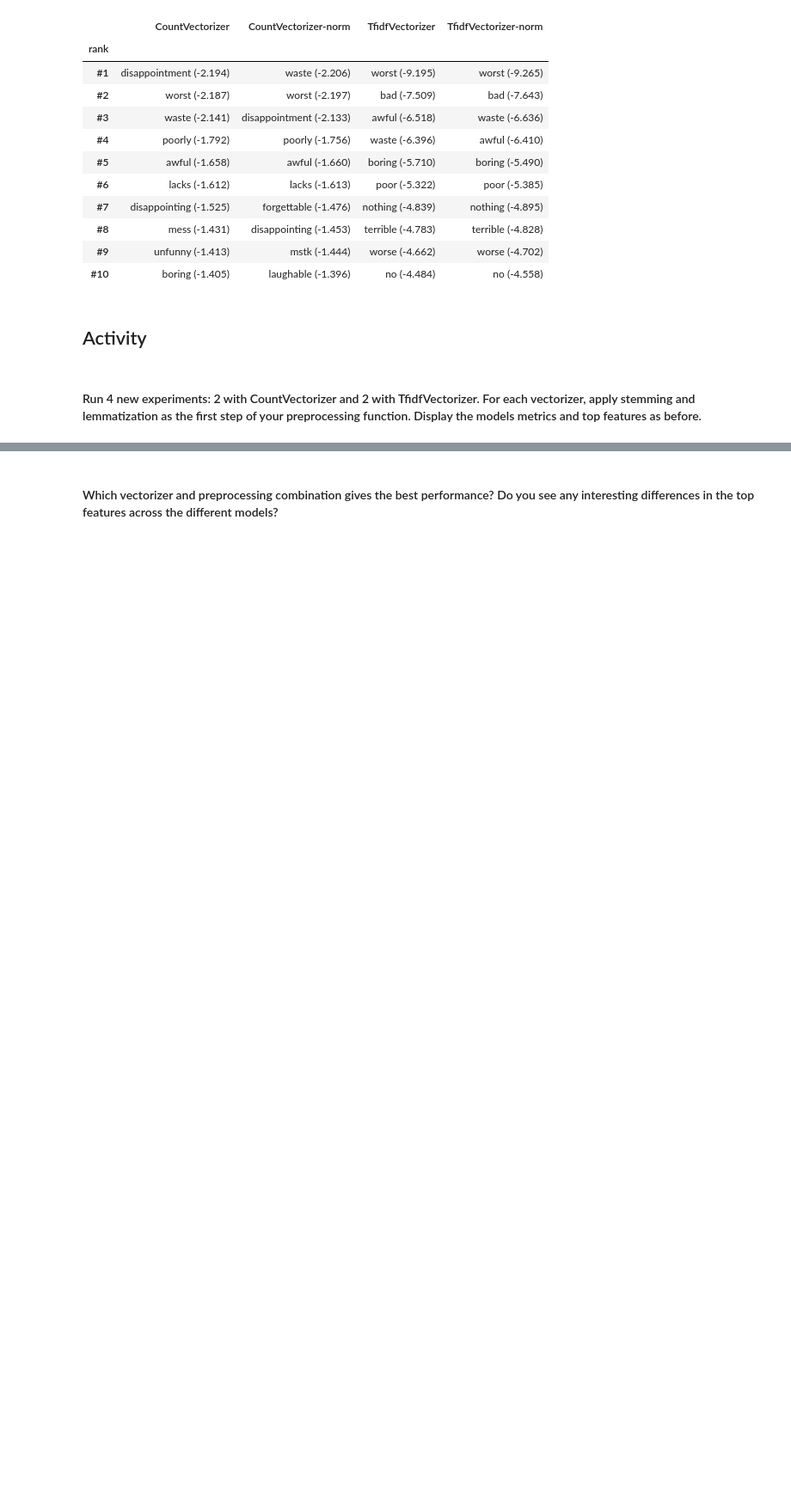
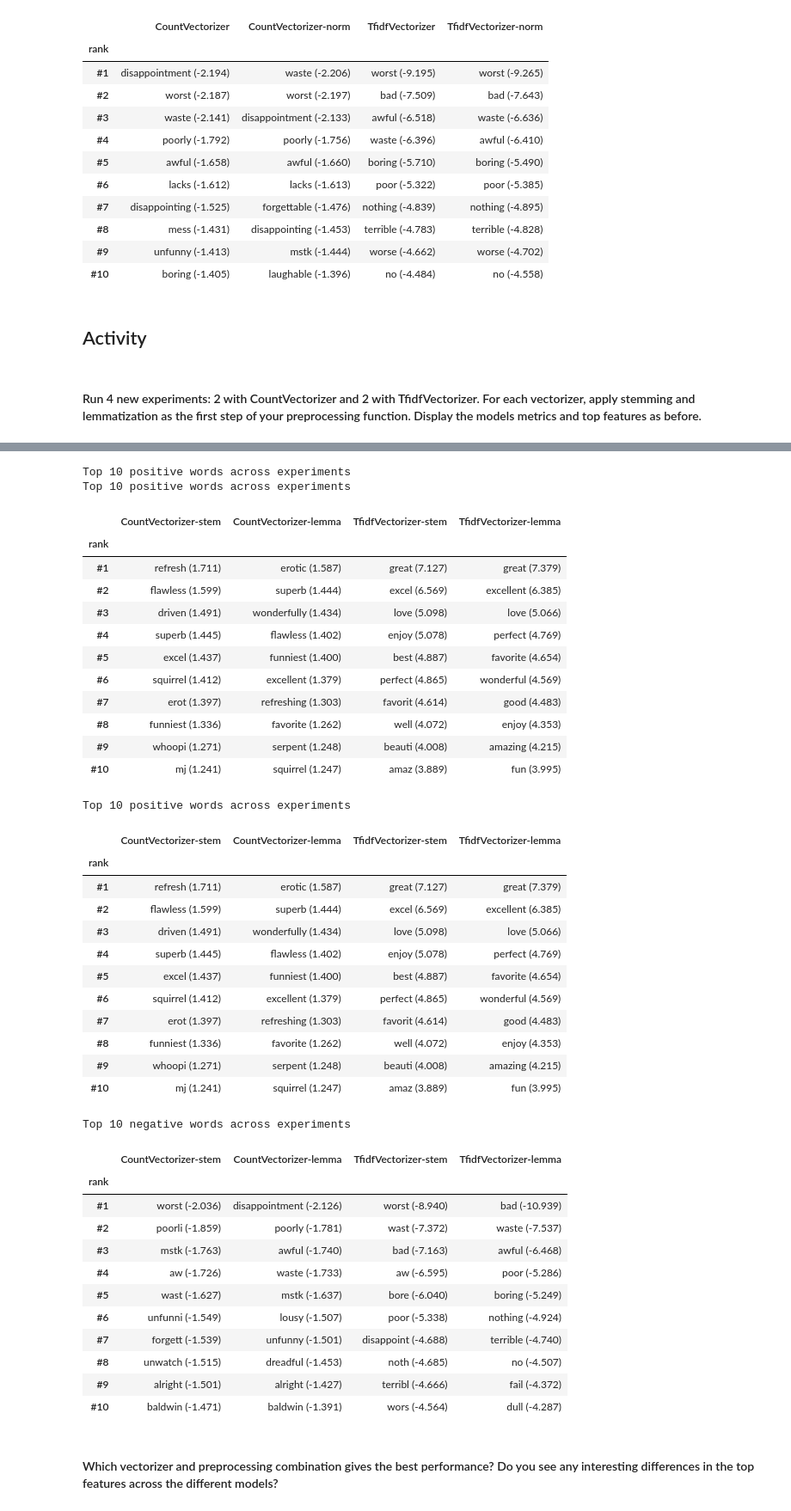
Before and after one commit to Kicho115/computational-intelligence, a Jupyter notebook: exercises/8.nlp.ipynb, the cells around one changed output, grey strips where cells are left out. Shown at 86% size. Cells and saved outputs as stored; diff of their text form; code cells hidden in the pictures; blank space fills up the shorter version.

Commit message:
Fix lemmatization taking years

```diff
--- a/exercises/8.nlp.ipynb
+++ b/exercises/8.nlp.ipynb
@@ -281,11 +281,13 @@ RANDOM_STATE = 42
 train_exp_df = train_df.sample(frac=1, random_state=RANDOM_STATE).reset_index(drop=True)
 test_exp_df = test_df.sample(frac=1, random_state=RANDOM_STATE).reset_index(drop=True)
 # %%
-def run_experiment(vectorizer, preprocess_fn=None):
+def run_experiment(vectorizer, preprocess_fn=None, preprocessed_texts=None):
     train_text = train_exp_df['review']
     test_text = test_exp_df['review']
 
-    if preprocess_fn is not None:
+    if preprocessed_texts is not None:
+        train_text, test_text = preprocessed_texts
+    elif preprocess_fn is not None:
         train_text = train_text.apply(preprocess_fn)
         test_text = test_text.apply(preprocess_fn)
 
@@ -418,24 +420,33 @@ def stem_text(text):
     return ' '.join([stemmer.stem(w) for w in text.split()])
 # %%
 import spacy
-nlp = spacy.load('en_core_web_sm')
+
+nlp = spacy.load('en_core_web_sm', disable=['parser', 'ner'])
 
 def lemmatize_text(text):
     text = normalize_text(text)
     doc = nlp(text)
-    return ' '.join([token.lemma_ for token in doc])
+    return ' '.join(token.lemma_ for token in doc)
+
+def lemmatize_texts(texts, batch_size=256):
+    normalized_texts = (normalize_text(t) for t in texts)
+    return [' '.join(token.lemma_ for token in doc) for doc in nlp.pipe(normalized_texts, batch_size=batch_size, n_process=1)]
+# %%
+if 'lemmatized_train' not in globals() or 'lemmatized_test' not in globals():
+    lemmatized_train = lemmatize_texts(train_exp_df['review'])
+    lemmatized_test = lemmatize_texts(test_exp_df['review'])
 # %%
 experiments = [
-    ('CountVectorizer', stem_text, CountVectorizer(stop_words=stopwords, lowercase=True)),
-    ('CountVectorizer-norm', lemmatize_text, CountVectorizer(stop_words=stopwords, lowercase=True)),
-    ('TfidfVectorizer', stem_text, TfidfVectorizer(stop_words=stopwords, lowercase=True)),
-    ('TfidfVectorizer-norm', lemmatize_text, TfidfVectorizer(stop_words=stopwords, lowercase=True)),
+    ('CountVectorizer-stem', stem_text, None, CountVectorizer(stop_words=stopwords, lowercase=True)),
+    ('CountVectorizer-lemma', None, (lemmatized_train, lemmatized_test), CountVectorizer(stop_words=stopwords, lowercase=True)),
+    ('TfidfVectorizer-stem', stem_text, None, TfidfVectorizer(stop_words=stopwords, lowercase=True)),
+    ('TfidfVectorizer-lemma', None, (lemmatized_train, lemmatized_test), TfidfVectorizer(stop_words=stopwords, lowercase=True)),
 ]
 
 results = []
 model_runs = []
-for exp_name, preprocess_fn, vectorizer in experiments:
-    model, fitted_vectorizer, metrics = run_experiment(vectorizer, preprocess_fn=preprocess_fn)
+for exp_name, preprocess_fn, preprocessed_texts, vectorizer in experiments:
+    model, fitted_vectorizer, metrics = run_experiment(vectorizer, preprocess_fn=preprocess_fn, preprocessed_texts=preprocessed_texts)
     results.append({
         'vectorizer': exp_name,
         **metrics,
@@ -453,2 +468,49 @@ KeyboardInterrupt:
+# %%
+print('Top 10 positive words across experiments')
+print_compact_feature_table(model_runs, sentiment='positive', top_n=10)
+
+print('\nTop 10 negative words across experiments')
+print_compact_feature_table(model_runs, sentiment='negative', top_n=10)
+# %% [output]
+Top 10 positive words across experiments
+Top 10 positive words across experiments
+|  | CountVectorizer-stem | CountVectorizer-lemma | TfidfVectorizer-stem | TfidfVectorizer-lemma |
+| rank |  |  |  |  |
+| #1 | refresh (1.711) | erotic (1.587) | great (7.127) | great (7.379) |
+| #2 | flawless (1.599) | superb (1.444) | excel (6.569) | excellent (6.385) |
+| #3 | driven (1.491) | wonderfully (1.434) | love (5.098) | love (5.066) |
+| #4 | superb (1.445) | flawless (1.402) | enjoy (5.078) | perfect (4.769) |
+| #5 | excel (1.437) | funniest (1.400) | best (4.887) | favorite (4.654) |
+| #6 | squirrel (1.412) | excellent (1.379) | perfect (4.865) | wonderful (4.569) |
+| #7 | erot (1.397) | refreshing (1.303) | favorit (4.614) | good (4.483) |
+| #8 | funniest (1.336) | favorite (1.262) | well (4.072) | enjoy (4.353) |
+| #9 | whoopi (1.271) | serpent (1.248) | beauti (4.008) | amazing (4.215) |
+| #10 | mj (1.241) | squirrel (1.247) | amaz (3.889) | fun (3.995) |
+Top 10 positive words across experiments
+|  | CountVectorizer-stem | CountVectorizer-lemma | TfidfVectorizer-stem | TfidfVectorizer-lemma |
+| rank |  |  |  |  |
+| #1 | refresh (1.711) | erotic (1.587) | great (7.127) | great (7.379) |
+| #2 | flawless (1.599) | superb (1.444) | excel (6.569) | excellent (6.385) |
+| #3 | driven (1.491) | wonderfully (1.434) | love (5.098) | love (5.066) |
+| #4 | superb (1.445) | flawless (1.402) | enjoy (5.078) | perfect (4.769) |
+| #5 | excel (1.437) | funniest (1.400) | best (4.887) | favorite (4.654) |
+| #6 | squirrel (1.412) | excellent (1.379) | perfect (4.865) | wonderful (4.569) |
+| #7 | erot (1.397) | refreshing (1.303) | favorit (4.614) | good (4.483) |
+| #8 | funniest (1.336) | favorite (1.262) | well (4.072) | enjoy (4.353) |
+| #9 | whoopi (1.271) | serpent (1.248) | beauti (4.008) | amazing (4.215) |
+| #10 | mj (1.241) | squirrel (1.247) | amaz (3.889) | fun (3.995) |
+Top 10 negative words across experiments
+|  | CountVectorizer-stem | CountVectorizer-lemma | TfidfVectorizer-stem | TfidfVectorizer-lemma |
+| rank |  |  |  |  |
+| #1 | worst (-2.036) | disappointment (-2.126) | worst (-8.940) | bad (-10.939) |
+| #2 | poorli (-1.859) | poorly (-1.781) | wast (-7.372) | waste (-7.537) |
+| #3 | mstk (-1.763) | awful (-1.740) | bad (-7.163) | awful (-6.468) |
+| #4 | aw (-1.726) | waste (-1.733) | aw (-6.595) | poor (-5.286) |
+| #5 | wast (-1.627) | mstk (-1.637) | bore (-6.040) | boring (-5.249) |
+| #6 | unfunni (-1.549) | lousy (-1.507) | poor (-5.338) | nothing (-4.924) |
+| #7 | forgett (-1.539) | unfunny (-1.501) | disappoint (-4.688) | terrible (-4.740) |
+| #8 | unwatch (-1.515) | dreadful (-1.453) | noth (-4.685) | no (-4.507) |
+| #9 | alright (-1.501) | alright (-1.427) | terribl (-4.666) | fail (-4.372) |
+| #10 | baldwin (-1.471) | baldwin (-1.391) | wors (-4.564) | dull (-4.287) |
 # %% [markdown]
 #### Which vectorizer and preprocessing combination gives the best performance? Do you see any interesting differences in the top features across the different models?
```
Also changed, not shown: parts of 2 cells of this notebook.
